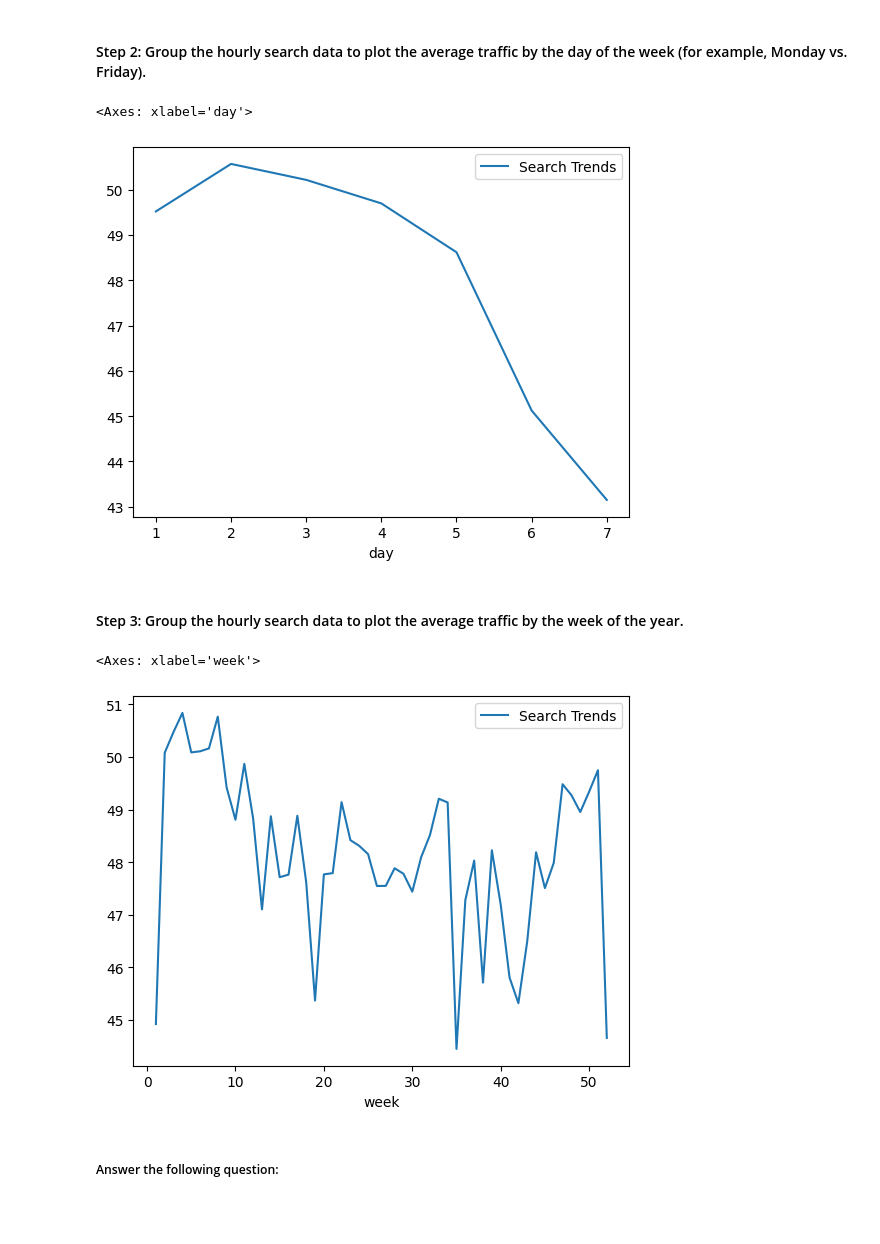
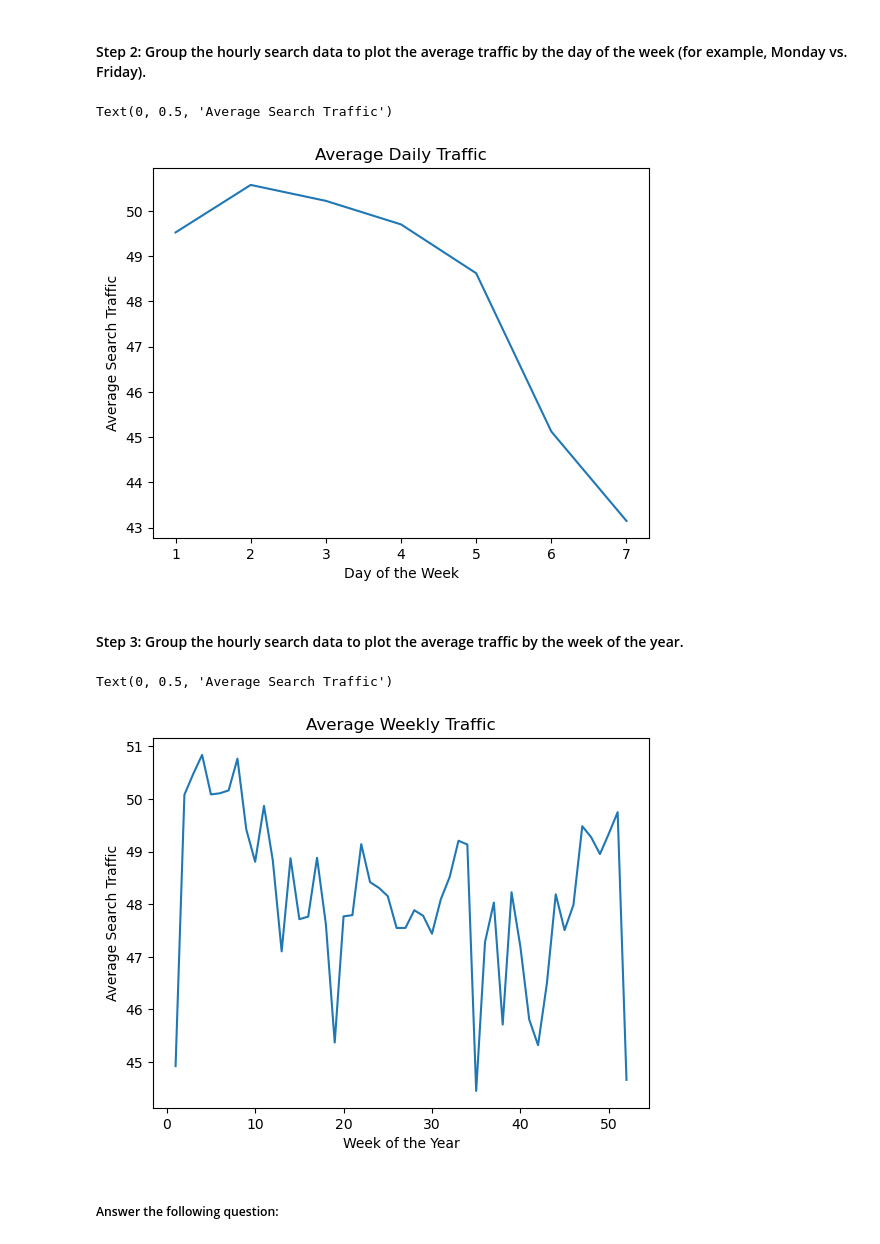
Before and after one commit to sin31415/prophet-challenge, a Jupyter notebook: forecasting_net_prophet.ipynb, the cells around one changed output. Cells and saved outputs as stored; diff of their text form; code cells hidden in the pictures; blank space fills up the shorter version.

```diff
--- a/forecasting_net_prophet.ipynb
+++ b/forecasting_net_prophet.ipynb
@@ -142,15 +149,25 @@ To that end, you want to mine the search traffic data for predictable seasonal p
 #### Step 2: Group the hourly search data to plot the average traffic by the day of the week (for example, Monday vs. Friday).
 # %%
 # Group the hourly search data to plot the average traffic by the day of week, using `df.index.isocalendar().day`.
+traffic_day = df_mercado_trends.groupby(df_mercado_trends.index.isocalendar().day)
+plt.plot(traffic_day.mean())
+plt.title("Average Daily Traffic")
+plt.xlabel("Day of the Week")
+plt.ylabel("Average Search Traffic")
 # %% [output]
-<Axes: xlabel='day'>
+Text(0, 0.5, 'Average Search Traffic')
-[figure, old version]
+[figure, new version]
 # %% [markdown]
 #### Step 3: Group the hourly search data to plot the average traffic by the week of the year.
 # %%
 # Group the hourly search data to plot the average traffic by the week of the year using `df.index.isocalendar().week`.
+traffic_week = df_mercado_trends.groupby(df_mercado_trends.index.isocalendar().week)
+plt.plot(traffic_week.mean())
+plt.title("Average Weekly Traffic")
+plt.xlabel("Week of the Year")
+plt.ylabel("Average Search Traffic")
 # %% [output]
-<Axes: xlabel='week'>
+Text(0, 0.5, 'Average Search Traffic')
-[figure, old version]
+[figure, new version]
 # %% [markdown]
 ##### Answer the following question:
```
Also changed, not shown: parts of 8 cells of this notebook.
